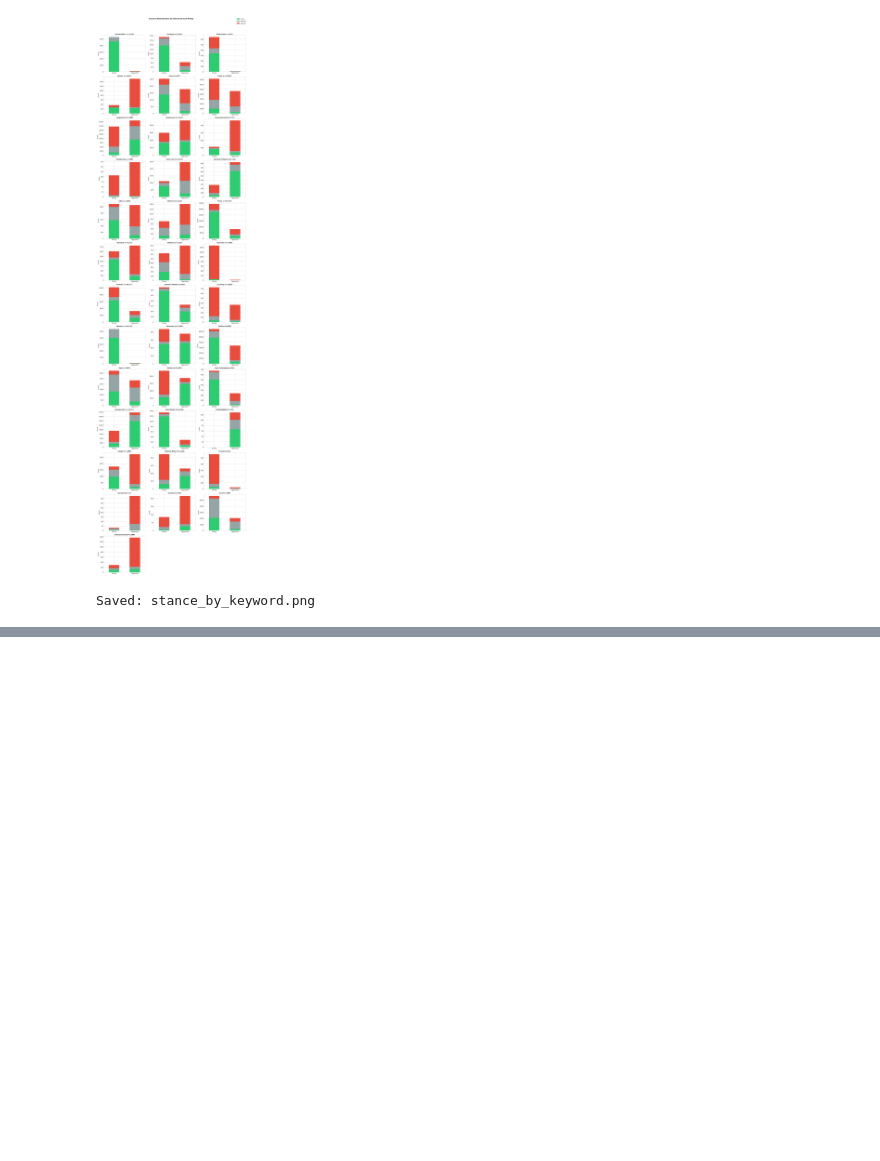
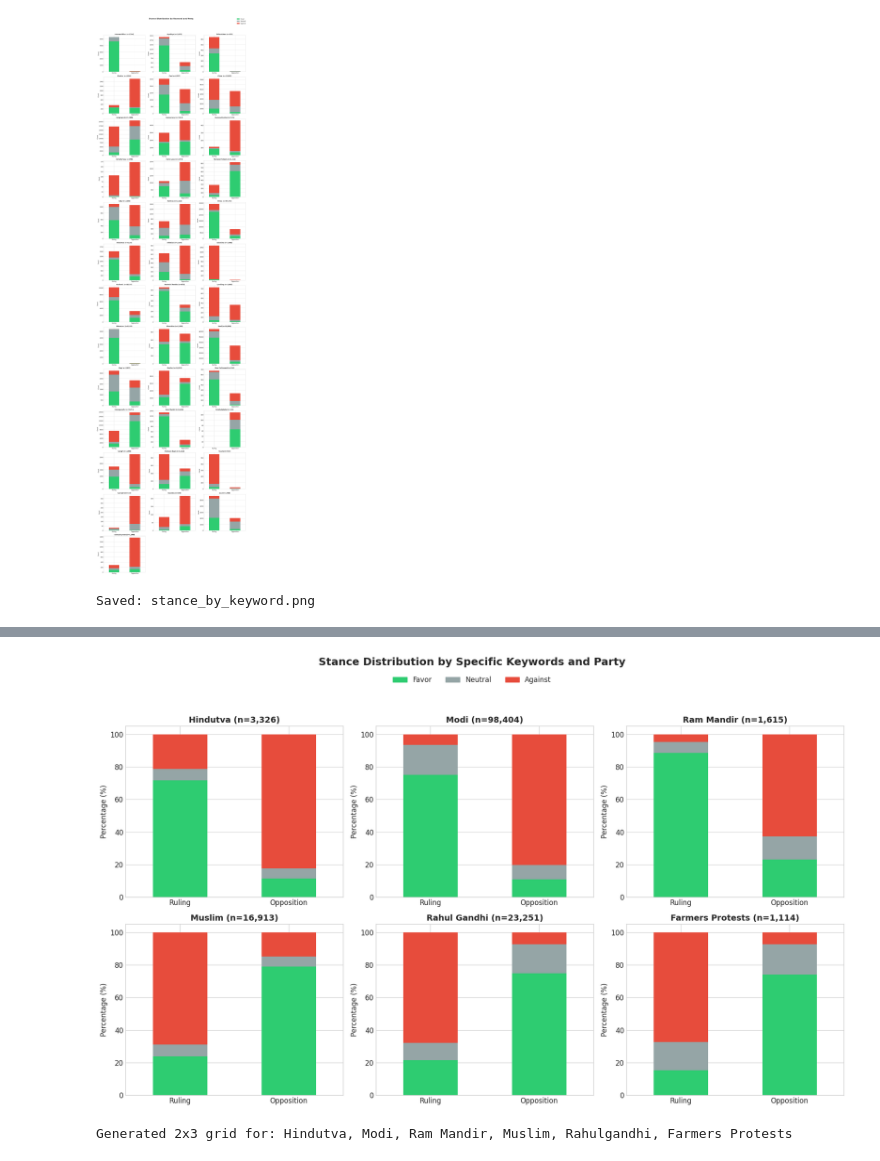
Before and after one commit to ziv1010/Partisan-Discourse-on-X-English-, a Jupyter notebook: codes/7_visualisations/stance_visualisation.ipynb, the cells around one changed output, grey strips where cells are left out. Saved outputs shown, nothing was run; the diff lists cells and outputs as text; code cells hidden in the pictures; blank space fills up the shorter version.

```diff
--- a/codes/7_visualisations/stance_visualisation.ipynb
+++ b/codes/7_visualisations/stance_visualisation.ipynb
@@ -401,0 +435,70 @@ print(f"\n[{bar}] {progress_pct:.1f}%")
+# %%
+# ============================================================================
+# PLOT 3b: Stance by Keyword (Faceted, Percentage) - Specific 2x3 Grid
+# ============================================================================
+
+# Define your target keywords and grid structure
+target_keywords = ['Hindutva', 'Modi', 'Ram Mandir', 'Muslim', 'Rahulgandhi', 'Farmers Protests']
+n_cols = 3
+n_rows = 2
+
+# Filter data for only these keywords (case-insensitive check to be safe)
+df_filtered = df_valid[df_valid['keyword'].str.lower().isin([k.lower() for k in target_keywords])]
+
+fig, axes = plt.subplots(n_rows, n_cols, figsize=(18, 10))
+axes = axes.flatten()
+
+# Iterate through your specific list to maintain the 2x3 order
+for i, kw in enumerate(target_keywords):
+    ax = axes[i]
+
+    # Filter data for this specific keyword
+    kw_data = df_filtered[df_filtered['keyword'].str.lower() == kw.lower()]
+
+    if kw_data.empty:
+        ax.text(0.5, 0.5, f'No data for "{kw}"', ha='center')
+        ax.set_title(f'{kw}')
+        continue
+
+    # Cross-tab for this keyword
+    ct = pd.crosstab(kw_data['party'], kw_data['stance'], normalize='index') * 100
+
+    # Ensure both parties are present for comparison
+    ct = ct.reindex(['pro ruling', 'pro opposition']).fillna(0)
+
+    # Ensure all stance columns exist
+    for col in ['favor', 'neutral', 'against']:
+        if col not in ct.columns:
+            ct[col] = 0
+    ct = ct[['favor', 'neutral', 'against']]
+
+    # Plot
+    ct.plot(kind='bar', stacked=True, ax=ax,
+            color=[STANCE_COLORS['favor'], STANCE_COLORS['neutral'], STANCE_COLORS['against']],
+            legend=False)
+
+    ax.set_title(f'{kw.replace("Rahulgandhi", "Rahul Gandhi").title()} (n={len(kw_data):,})',
+                 fontsize=14, fontweight='bold')
+    ax.set_xlabel('')
+    ax.set_ylabel('Percentage (%)')
+    ax.set_ylim(0, 105) # Extra space for clarity
+
+    # Clean up x-axis labels: 'pro ruling' -> 'Ruling', 'pro opposition' -> 'Opposition'
+    ax.set_xticklabels([p.replace('pro ', '').title() for p in ct.index], rotation=0)
+
+# Add shared legend
+handles = [plt.Rectangle((0,0),1,1, color=STANCE_COLORS[s]) for s in ['favor', 'neutral', 'against']]
+fig.legend(handles, ['Favor', 'Neutral', 'Against'],
+           loc='upper center', bbox_to_anchor=(0.5, 1.05), ncol=3, fontsize=12)
+
+plt.suptitle('Stance Distribution by Specific Keywords and Party', fontsize=18, fontweight='bold', y=1.08)
+plt.tight_layout()
+
+# Save and Show
+plt.savefig('stance_2x3_grid.png', dpi=150, bbox_inches='tight')
+plt.show()
+
+print(f"Generated 2x3 grid for: {', '.join(target_keywords)}")
+# %% [output]
+[figure, added]
+Generated 2x3 grid for: Hindutva, Modi, Ram Mandir, Muslim, Rahulgandhi, Farmers Protests
```
Also changed, not shown: parts of 6 cells of this notebook, 32 other files.
